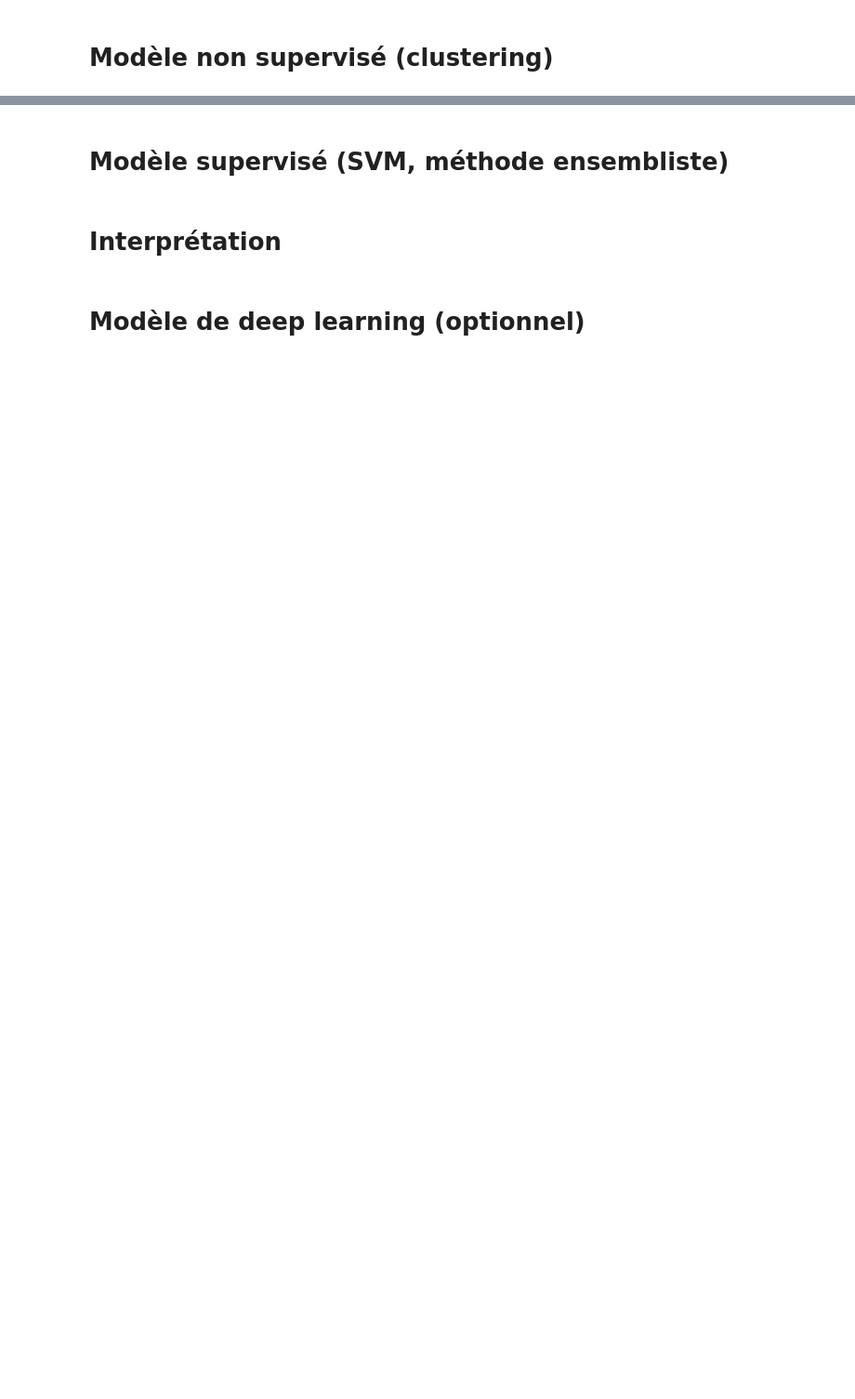
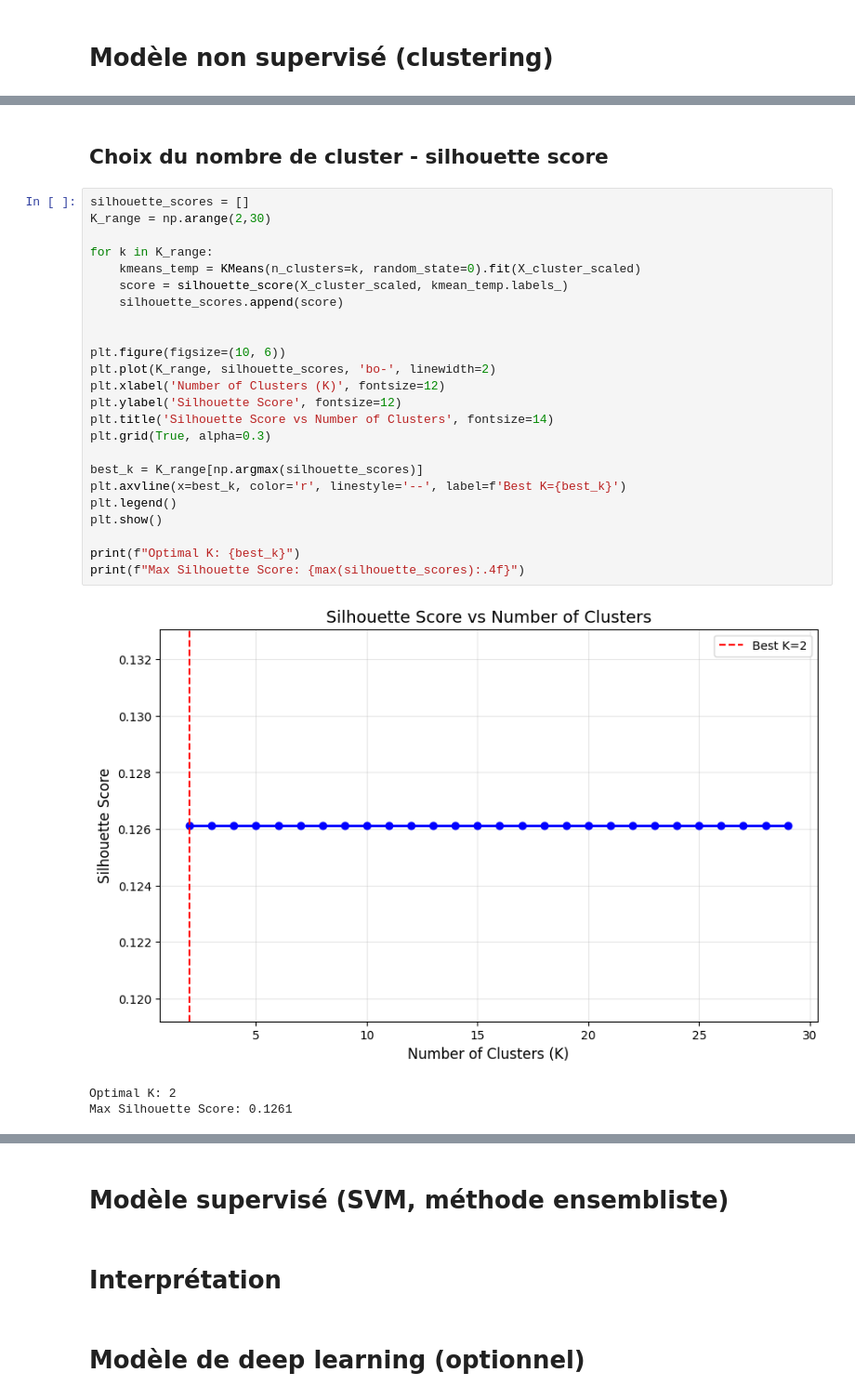
Before and after one commit to yvesmarix/PROJET-QRT-ELEC, a Jupyter notebook: main.ipynb, the cells around one changed output, grey strips where cells are left out. Shown at 93% size. Drawn from its saved outputs; the diff is of its cells as text; blank space fills up the shorter version.

```diff
--- a/main.ipynb
+++ b/main.ipynb
@@ -723,0 +979,30 @@ x_train_clean[["FR_TEMP_LAG", "DE_TEMP_LAG"]] = x_train_clean[["FR_TEMP_LAG", "D
+# %% [markdown]
+## Choix du nombre de cluster - silhouette score
+# %%
+silhouette_scores = []
+K_range = np.arange(2,30)
+
+for k in K_range:
+    kmeans_temp = KMeans(n_clusters=k, random_state=0).fit(X_cluster_scaled)
+    score = silhouette_score(X_cluster_scaled, kmean_temp.labels_)
+    silhouette_scores.append(score)
+
+
+plt.figure(figsize=(10, 6))
+plt.plot(K_range, silhouette_scores, 'bo-', linewidth=2)
+plt.xlabel('Number of Clusters (K)', fontsize=12)
+plt.ylabel('Silhouette Score', fontsize=12)
+plt.title('Silhouette Score vs Number of Clusters', fontsize=14)
+plt.grid(True, alpha=0.3)
+
+best_k = K_range[np.argmax(silhouette_scores)]
+plt.axvline(x=best_k, color='r', linestyle='--', label=f'Best K={best_k}')
+plt.legend()
+plt.show()
+
+print(f"Optimal K: {best_k}")
+print(f"Max Silhouette Score: {max(silhouette_scores):.4f}")
+# %% [output]
+[figure, added]
+Optimal K: 2
+Max Silhouette Score: 0.1261
```
Also changed, not shown: parts of 21 cells of this notebook.
